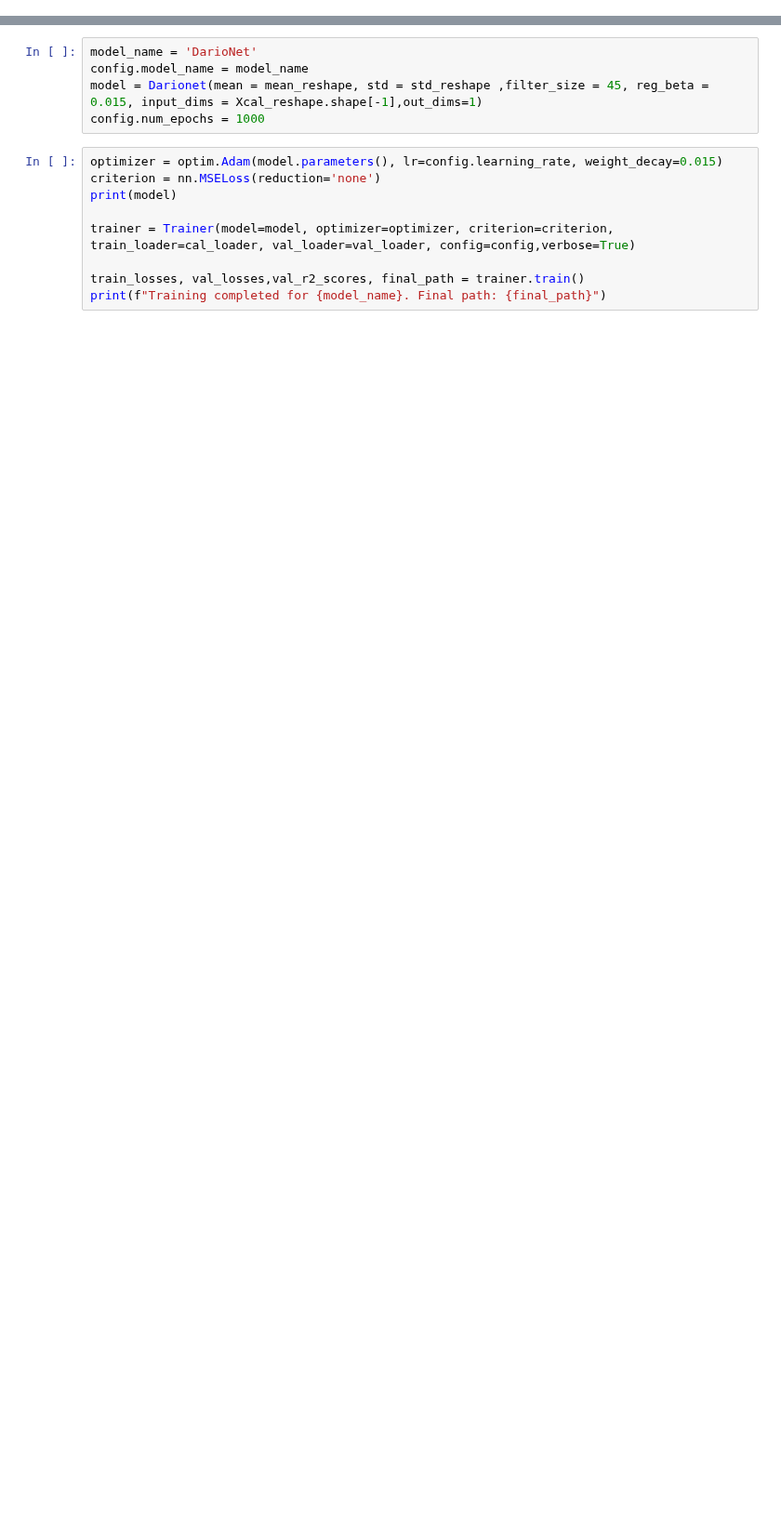
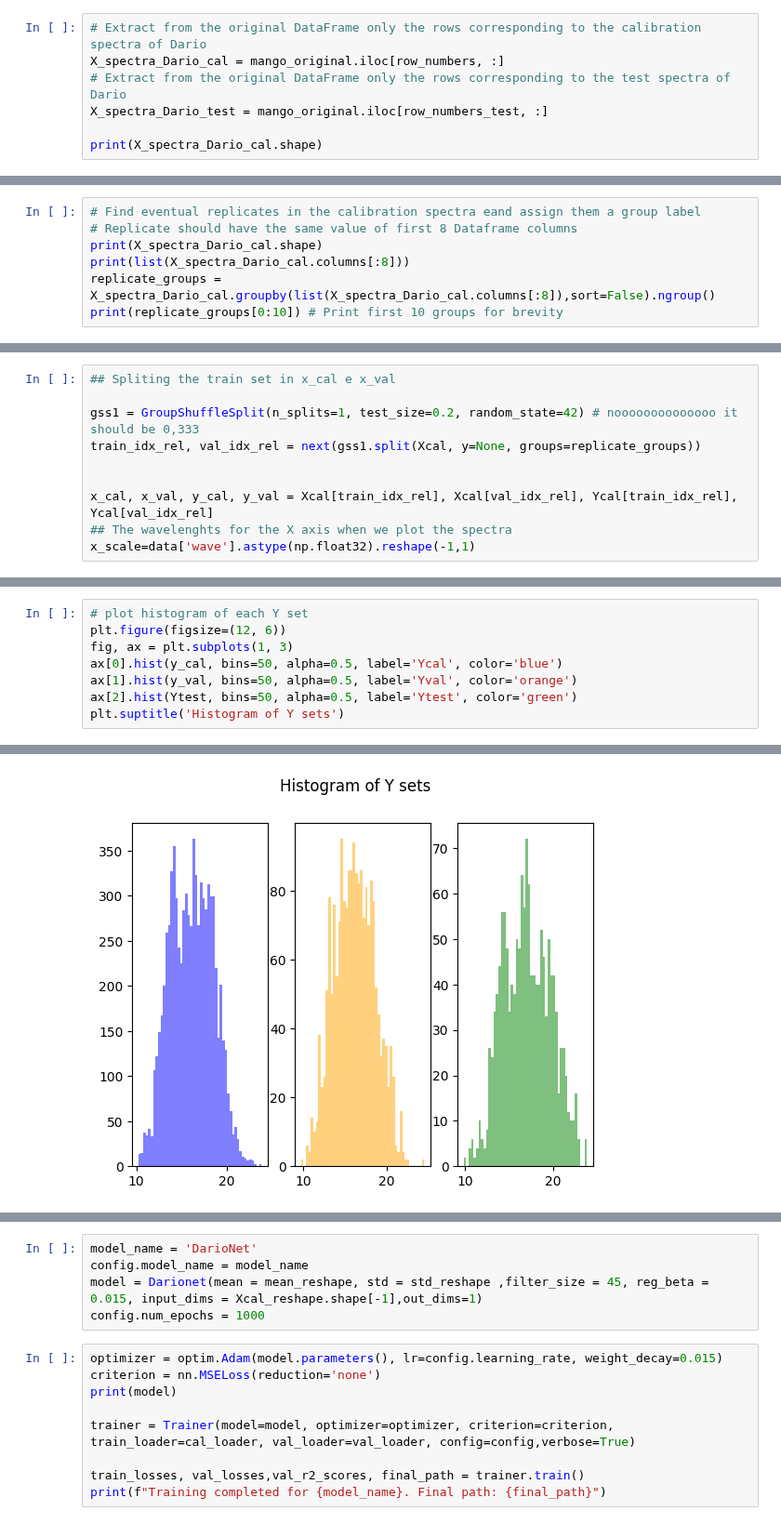
Before and after one commit to TEAM-AIOLY/Deep-Chemometrics, a Jupyter notebook: notebook/TMA_MAngo_Dariosplit_ok.ipynb, the cells around one changed output, grey strips where cells are left out. Shown at 93% size. Saved outputs shown, nothing was run; the diff lists cells and outputs as text; blank space fills up the shorter version.

```diff
--- a/notebook/TMA_MAngo_Dariosplit_ok.ipynb
+++ b/notebook/TMA_MAngo_Dariosplit_ok.ipynb
@@ -272,0 +140,7 @@ Xtest_concat shape: (2338, 206, 6)
+# %%
+# Extract from the original DataFrame only the rows corresponding to the calibration spectra of Dario
+X_spectra_Dario_cal = mango_original.iloc[row_numbers, :]
+# Extract from the original DataFrame only the rows corresponding to the test spectra of Dario
+X_spectra_Dario_test = mango_original.iloc[row_numbers_test, :]
+
+print(X_spectra_Dario_cal.shape)
@@ -272,0 +149,7 @@ Xtest_concat shape: (2338, 206, 6)
+# %%
+# Find eventual replicates in the calibration spectra eand assign them a group label
+# Replicate should have the same value of first 8 Dataframe columns
+print(X_spectra_Dario_cal.shape)
+print(list(X_spectra_Dario_cal.columns[:8]))
+replicate_groups = X_spectra_Dario_cal.groupby(list(X_spectra_Dario_cal.columns[:8]),sort=False).ngroup()
+print(replicate_groups[0:10]) # Print first 10 groups for brevity
@@ -272,0 +216,10 @@ Xtest_concat shape: (2338, 206, 6)
+# %%
+## Spliting the train set in x_cal e x_val
+
+gss1 = GroupShuffleSplit(n_splits=1, test_size=0.2, random_state=42) # noooooooooooooo it should be 0,333
+train_idx_rel, val_idx_rel = next(gss1.split(Xcal, y=None, groups=replicate_groups))
+
+
+x_cal, x_val, y_cal, y_val = Xcal[train_idx_rel], Xcal[val_idx_rel], Ycal[train_idx_rel], Ycal[val_idx_rel]
+## The wavelenghts for the X axis when we plot the spectra
+x_scale=data['wave'].astype(np.float32).reshape(-1,1)
@@ -272,0 +279,9 @@ Xtest_concat shape: (2338, 206, 6)
+# %%
+# plot histogram of each Y set
+plt.figure(figsize=(12, 6))
+fig, ax = plt.subplots(1, 3)
+ax[0].hist(y_cal, bins=50, alpha=0.5, label='Ycal', color='blue')
+ax[1].hist(y_val, bins=50, alpha=0.5, label='Yval', color='orange')
+ax[2].hist(Ytest, bins=50, alpha=0.5, label='Ytest', color='green')
+plt.suptitle('Histogram of Y sets')
+# %% [output]
@@ -272,0 +290 @@ Xtest_concat shape: (2338, 206, 6)
+[figure, added]
```
Also changed, not shown: parts of 41 cells of this notebook.
